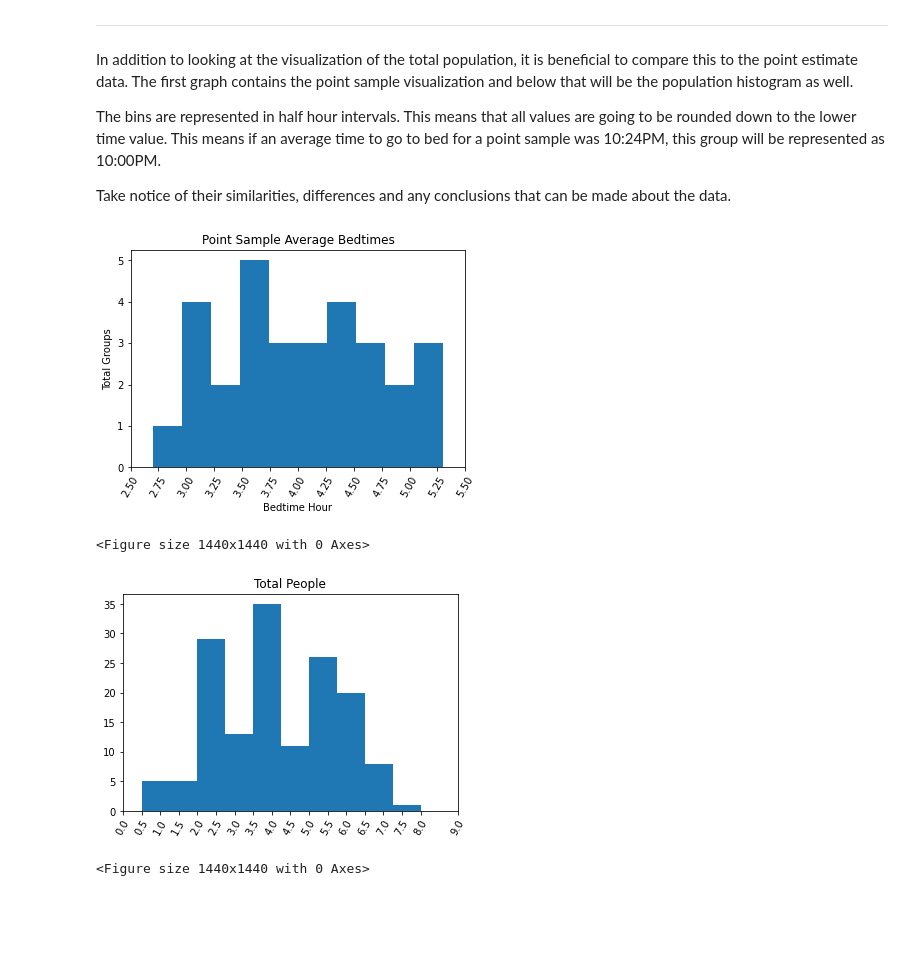
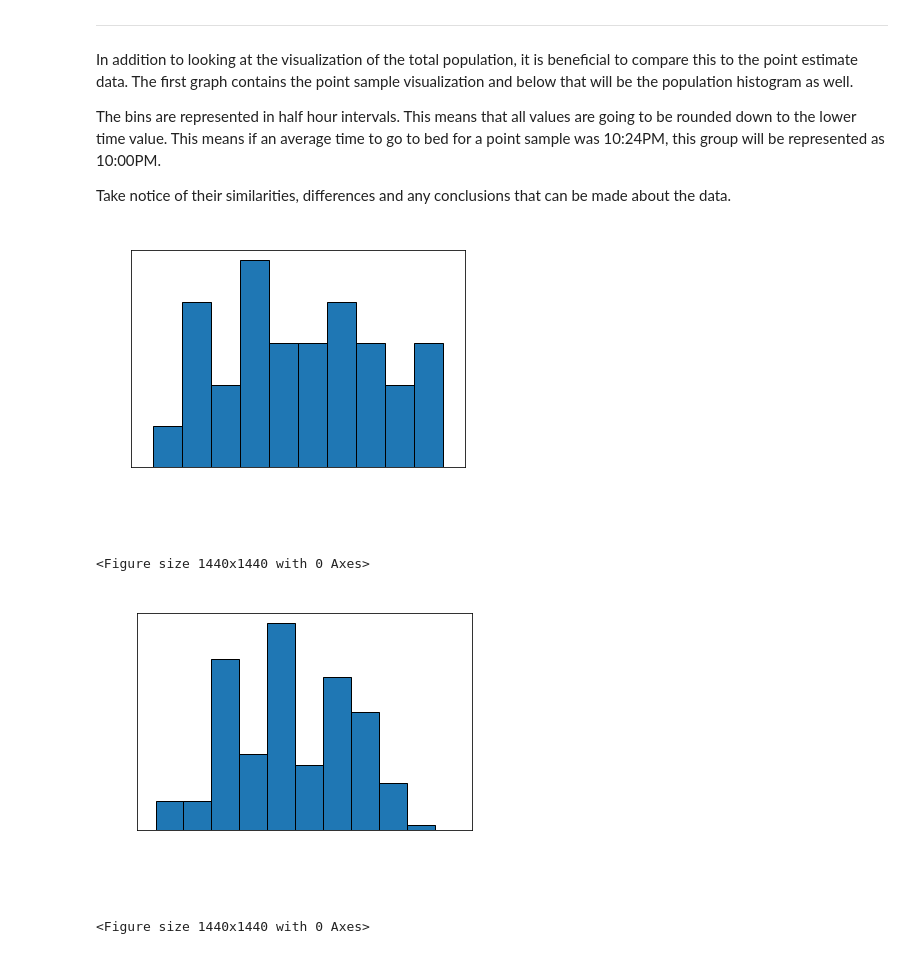
Before and after one commit to Markay12/SleepDataAnalysis, a Jupyter notebook: dataVisualization.ipynb, the cells around one changed output. Drawn from its saved outputs; the diff is of its cells as text; code cells hidden in the pictures; blank space fills up the shorter version.

Commit message:
complete histograms

```diff
--- a/dataVisualization.ipynb
+++ b/dataVisualization.ipynb
@@ -241,46 +241,68 @@ The bins are represented in half hour intervals. This means that all values are
 Take notice of their similarities, differences and any conclusions that can be made about the data.
 # %%
 import numpy as np
+import warnings
+
+#remove unwanted warnings, using old depricated methods
+warnings.filterwarnings('ignore')
 
 # Point sample histograms
 # Due to the small range of times that can be used, the amount of bins of the histogram will be represented by our range x 2.
 # Each integer value of the range consists of one hour and multiplying this by two will introduce the half our time frame
 sample_bins = max(df_sleep.StartRange) - min(df_sleep.StartRange)
 sample_bins *= 2
 
 # sample_means are the values that are going to be used in this analysis
 
-plt.hist(graphable_means)
-plt.title('Point Sample Average Bedtimes')
-plt.xlabel('Bedtime Hour')
-plt.ylabel('Total Groups')
+plt.hist(graphable_means, edgecolor='black', )
+plt.title('Point Sample Average Bedtimes', color='white')
+plt.xlabel('Bedtime Hour', color='white')
+plt.ylabel('Total Groups', color='white')
+plt.yticks(color='white')
+
+#create point sample ticks
+point_sample_ticks = ["10:30PM", "10:45PM", "11:00PM", "11:15PM", "11:30PM", "11:45PM", "12:00AM", "12:15AM", "12:30AM", "12:45AM", "1:00AM", "1:15AM", "1:30AM"]
 
 #function used to add ticks
-plt.xticks(list(plt.xticks()[0]) + [2.75, 3.25, 3.75, 4.25, 4.75, 5.25])
-plt.xticks(rotation=60)
+plt.xticks(list(plt.xticks()[0]) + [2.75, 3.25, 3.75, 4.25, 4.75, 5.25], color='white')
+plt.xticks(rotation=60, color='white')
+
+plt.axes().tick_params(axis='x', colors='white')
+plt.axes().tick_params(axis='y', colors='white')
+
+plt.axes().set_xticklabels(point_sample_ticks)
 
 plt.savefig("pointSample.png")
 
 plt.figure(figsize=(20, 20))
 
 plt.show()
 
-plt.hist(df_sleep.StartRange)
-plt.title('Population Bedtimes')
-plt.title('Bedtime Hour (24-hour)')
-plt.title('Total People')
+plt.hist(df_sleep.StartRange, edgecolor='black')
+plt.title('Population Bedtimes', color='white')
+plt.xlabel('Bedtime Hour (24-hour)', color='white')
+plt.ylabel('Total People', color='white')
+
+population_ticks = ["8:00PM", "9:00PM", "10:00PM", "11:00PM", "12:00AM", "1:00AM", "2:00AM", "3:00AM", "4:00AM", "5:00AM", "8:30PM", "9:30PM", "10:30PM", "11:30PM", "12:30AM", "1:30AM", "2:30AM", "3:30AM", "4:30AM"]
 
 #plot extra ticks
-plt.xticks(list(plt.xticks()[0]) + [0.5, 1.5, 2.5, 3.5, 4.5, 5.5, 6.5, 7.5])
-plt.xticks(rotation=60)
+plt.xticks(list(plt.xticks()[0]) + [0.5, 1.5, 2.5, 3.5, 4.5, 5.5, 6.5, 7.5, 8.5])
+plt.xticks(rotation=60, color='white')
+plt.axes().set_facecolor("white")
+plt.yticks(color='white')
+
+plt.axes().set_xticklabels(population_ticks)
+
+plt.axes().tick_params(axis='x', colors='white')
+plt.axes().tick_params(axis='y', colors='white')
 
 
 plt.savefig("populationHist.png")
 plt.figure(figsize=(20, 20))
 
 plt.show()
 # %% [output]
-[figure, old version]
+[figure, new version]
 <Figure size 1440x1440 with 0 Axes>
-[figure, old version]
+[figure, new version]
 <Figure size 1440x1440 with 0 Axes>
```
Also changed, not shown: 2 other files.
